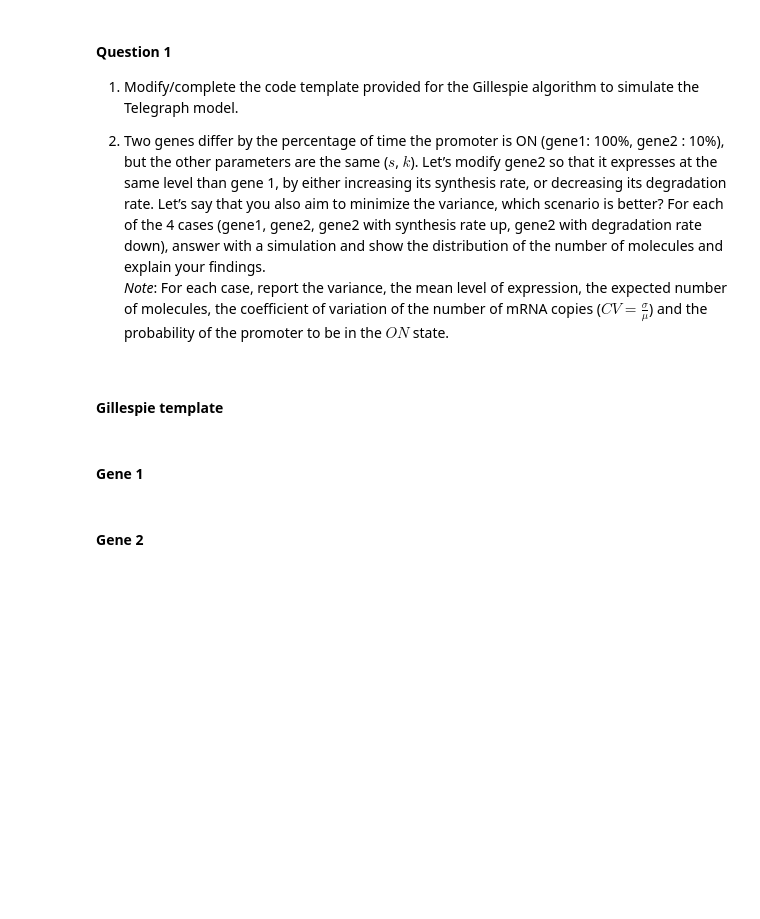
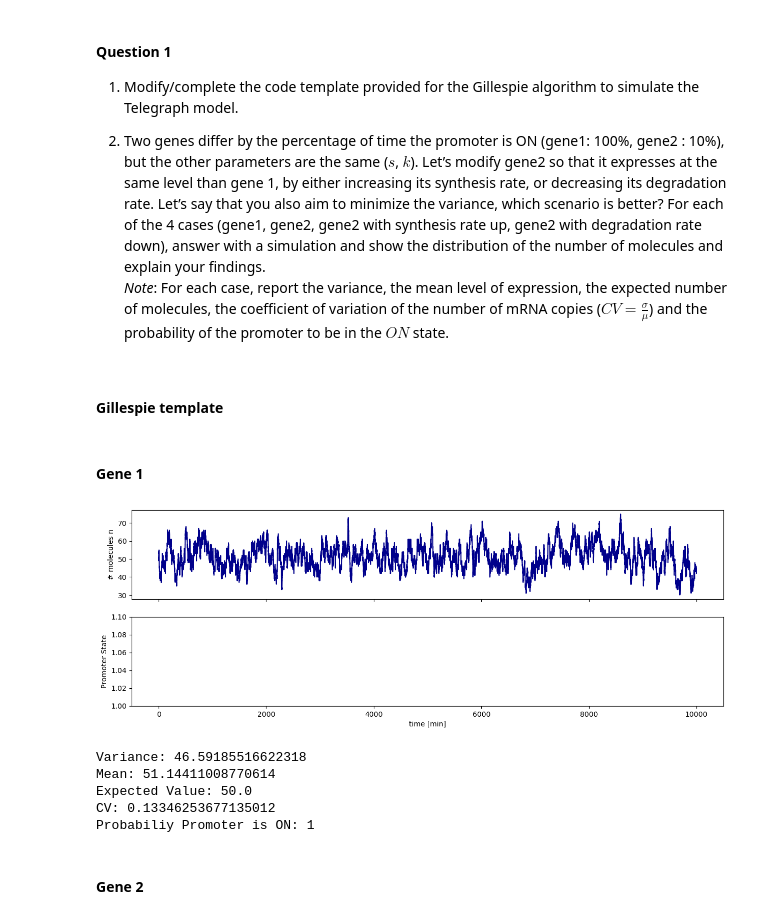
Before and after one commit to Alicetrpc/genome3, a Jupyter notebook: Exercise_Week10_11_A_Exercises.ipynb, the cells around one changed output. Saved outputs shown, nothing was run; the diff lists cells and outputs as text; code cells hidden in the pictures; blank space fills up the shorter version.

```diff
--- a/Exercise_Week10_11_A_Exercises.ipynb
+++ b/Exercise_Week10_11_A_Exercises.ipynb
@@ -144,22 +144,44 @@ def plot_gillespie_telegraph(n, g, t):
 # %%
 #initial conditions for the state (g,n) at time t=0
 g_0 = 1 # Initial promoter state
 DT = 0.1 # min
 #if needed adjust DT so that it makes sense given the timescales of the system (depending on your rates)
 
 #Parameters, these are biologically plausible and should remain so.
 s = 1 # Number of initiations per minute
 k = 0.02 # Degradation rate, 1/k = 50 min
 k_off = 0 #Switching off rate, t_on = 1/k_off
 k_on  = 1#/120 #Switching on rate, t_off = 1/k_on
 
 p_on = 1
 
 n_0 = s/k * p_on
 
 t_end=10000 # Total simulation time in minutes, adjust if needed
 
 parameters = [s, k, k_on, k_off]
+
+n_g1, g_g1, t_g1 = run_gillespie_telegraph(n_0, g_0, parameters, t_end, DT)
+plot_gillespie_telegraph(n_g1, g_g1, t_g1)
+
+#Compute required stats
+var_g1 = np.var(n_g1)
+mean_g1 = np.mean(n_g1)
+exp_g1 = p_on*s/k
+cv_g1 = np.std(n_g1)/mean_g1
+
+print("Variance:", var_g1)
+print("Mean:", mean_g1)
+print("Expected Value:", exp_g1)
+print("CV:", cv_g1)
+print("Probabiliy Promoter is ON:", p_on)
+# %% [output]
+[figure, added]
+Variance: 46.59185516622318
+Mean: 51.14411008770614
+Expected Value: 50.0
+CV: 0.13346253677135012
+Probabiliy Promoter is ON: 1
 # %% [markdown]
 #### Gene 2
 # %%
```
Also changed, not shown: parts of 6 cells of this notebook.
